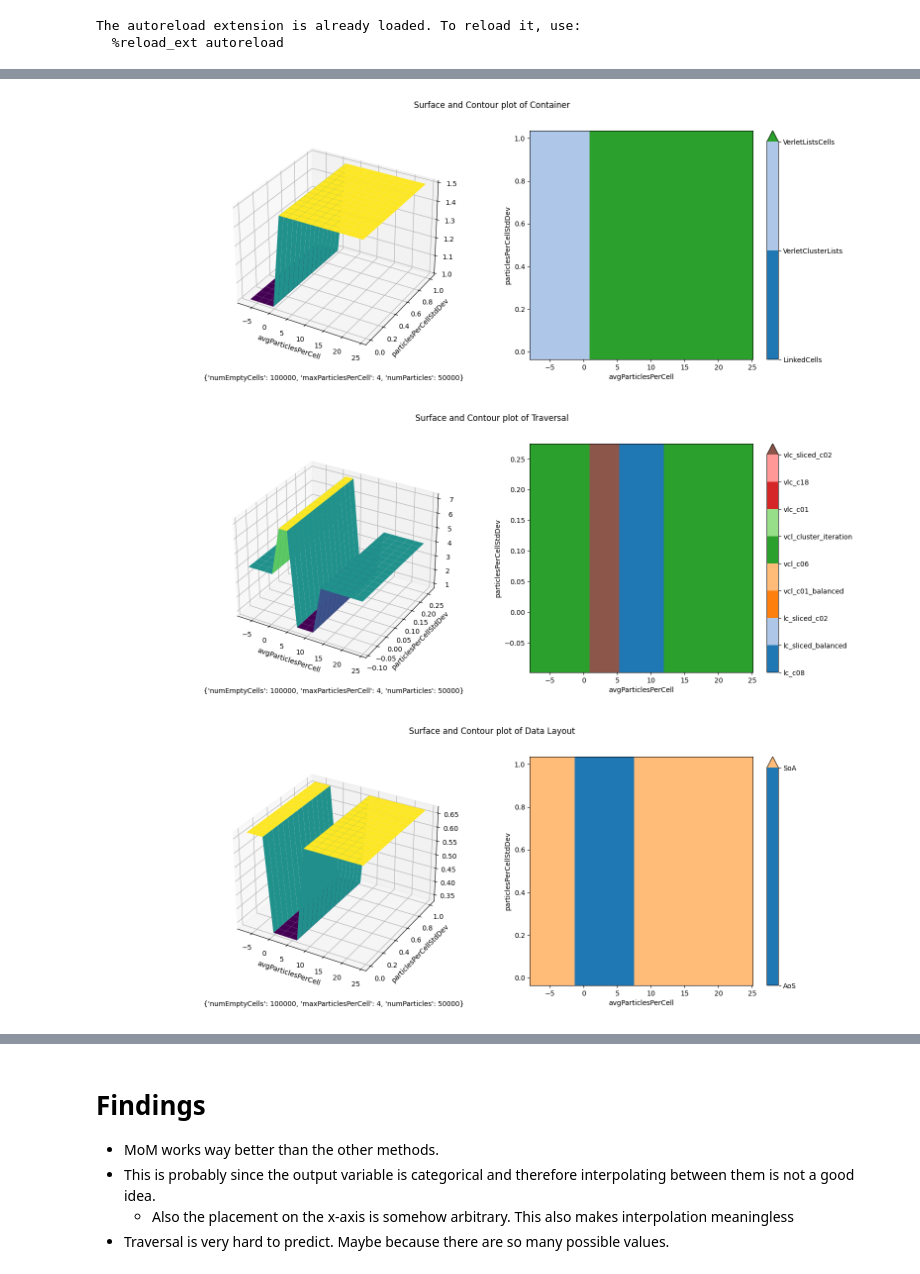
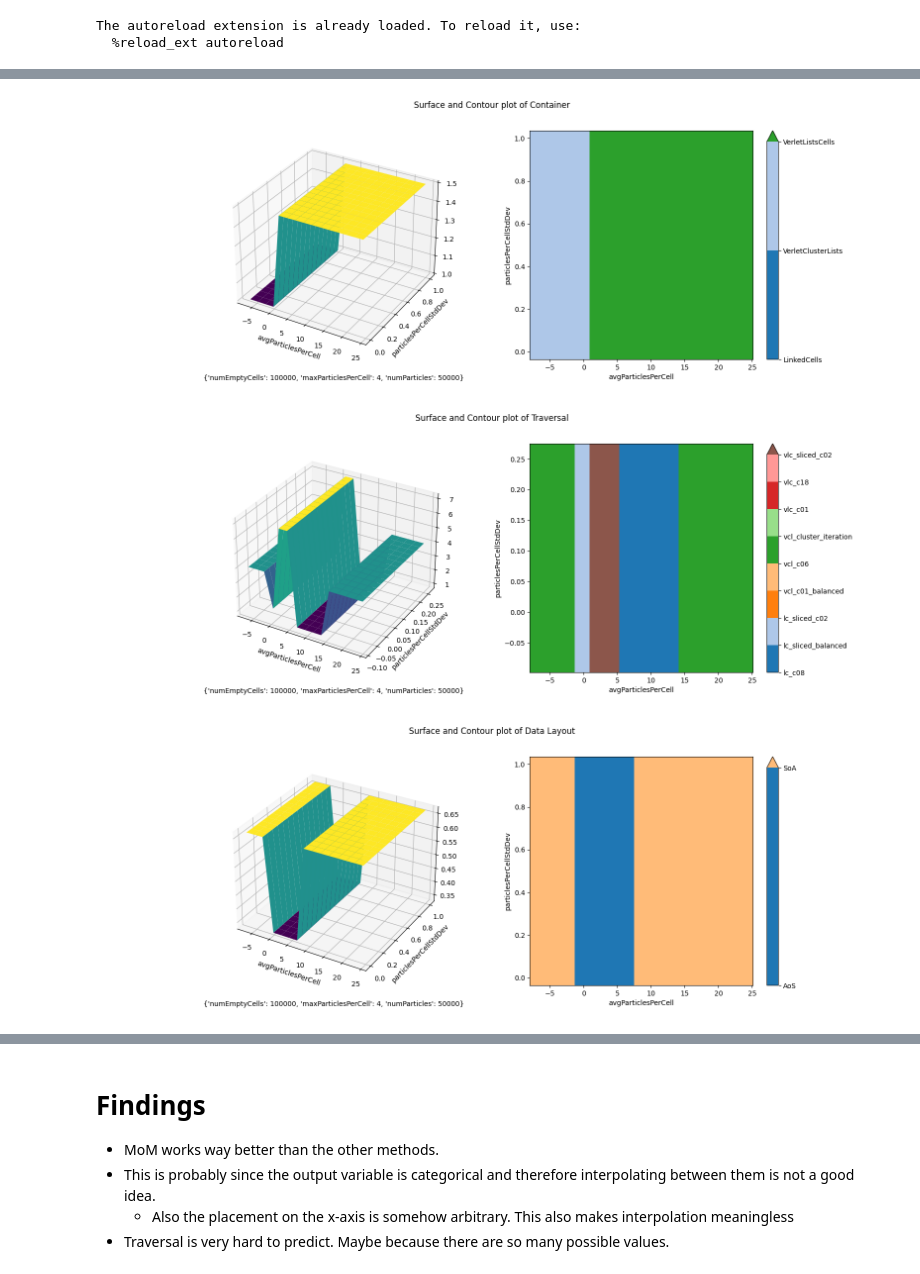
Before and after one commit to ManuelLerchner/AutoPas-FuzzyTuning-Bachelor-Thesis, a Jupyter notebook: data/analysis/random-inputs/rule-benchmark.ipynb, the cells around one changed output, grey strips where cells are left out. Saved outputs shown, nothing was run; the diff lists cells and outputs as text; code cells hidden in the pictures.

```diff
--- a/data/analysis/random-inputs/rule-benchmark.ipynb
+++ b/data/analysis/random-inputs/rule-benchmark.ipynb
@@ -68,17 +68,17 @@ Container:
 # %%
 for fis in fiss.values():
     dim = fis.consequent_name
     label_map = {}
     for algo, value in algo_ranking[dim].items():
         label_map[value] = algo
 
     plot = plot3D_surface(fis.getInputCrispSets(), lambda data: algo_ranking[dim][fis.predictClosest(
-        data, algo_ranking[dim])[1]], {
+        data, algo_ranking[dim])[1][0]], {
         "y": "particlesPerCellStdDev", "x": "avgParticlesPerCell", "z": dim}, labelMap=label_map, mesh=15, fixed_values={"numEmptyCells": 100000, "maxParticlesPerCell": 4, "numParticles": 50000})
     plot.show()
 # %% [output]
 [figure]
-[figure, old version]
+[figure, new version]
 [figure]
 [figure]
 [figure]
```
Also changed, not shown: parts of 2 cells of this notebook, 10 other files.
